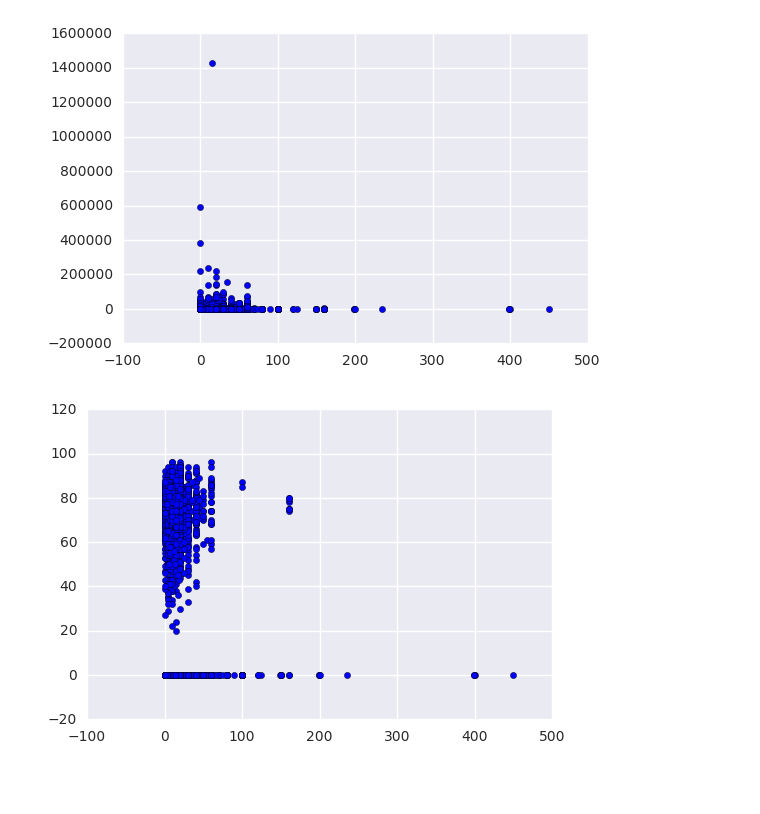
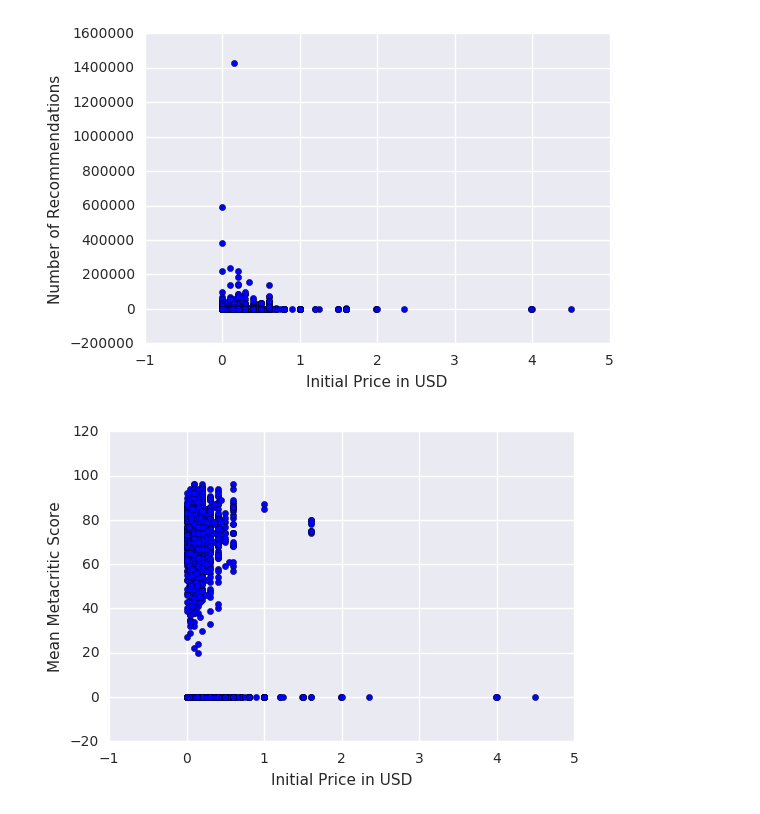
Before and after one commit to CraigKelly/steam-data, a Jupyter notebook: analysis/analysis-elh.ipynb, the cells around one changed output. Drawn from its saved outputs; the diff is of its cells as text; code cells hidden in the pictures; blank space fills up the shorter version.

```diff
--- a/analysis/analysis-elh.ipynb
+++ b/analysis/analysis-elh.ipynb
@@ -149,12 +151,16 @@ plt.show()
 # %%
 #Recommendations by Price (Y,X)
-c = plt.scatter(DF['PriceInitial'],DF['RecommendationCount'])
+c = plt.scatter(DF['PriceInitial'] * 0.01,DF['RecommendationCount'])
+plt.xlabel("Initial Price in USD")
+plt.ylabel("Number of Recommendations")
 plt.show()
 # %% [output]
-[figure, old version]
+[figure, new version]
 # %%
 #Metacritic score by Price (Y,X)
-c = plt.scatter(DF['PriceInitial'],DF['Metacritic'])
+c = plt.scatter(DF['PriceInitial'] * 0.01,DF['Metacritic'])
+plt.xlabel("Initial Price in USD")
+plt.ylabel("Mean Metacritic Score")
 plt.show()
 # %% [output]
-[figure, old version]
+[figure, new version]
```
Also changed, not shown: parts of 5 cells of this notebook, 11 other files.
